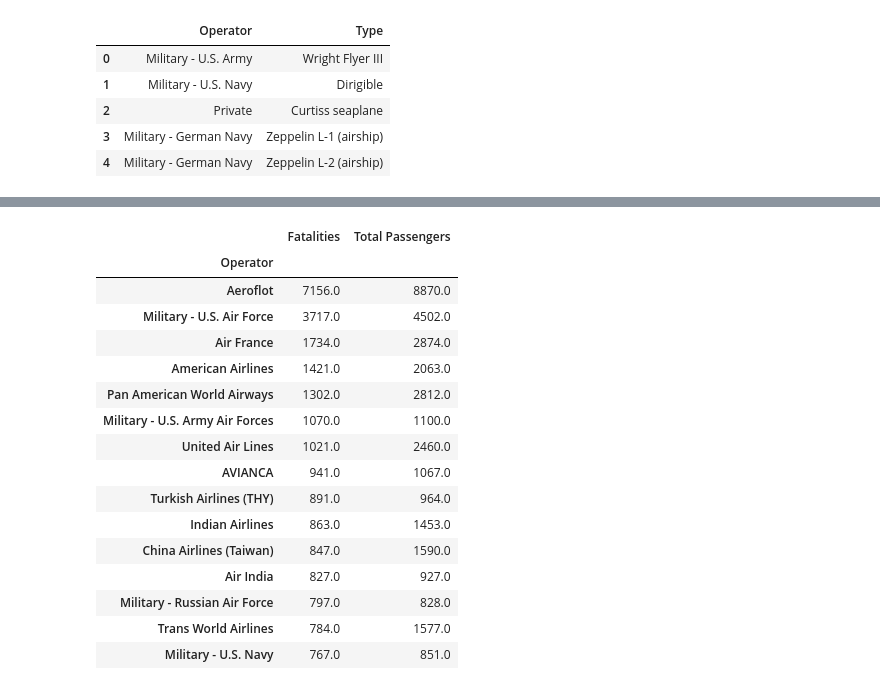
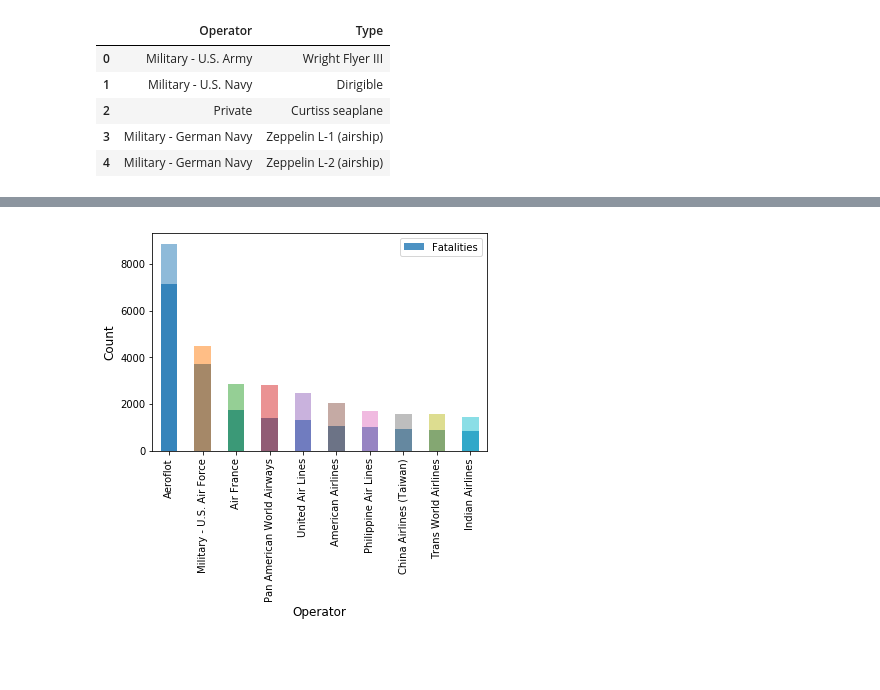
Before and after one commit to LauraJ3053/Project_01, a Jupyter notebook: Airplane_Crashes/Airplane_Crashes.ipynb, the cells around one changed output, grey strips where cells are left out. Saved outputs shown, nothing was run; the diff lists cells and outputs as text; code cells hidden in the pictures; blank space fills up the shorter version.

```diff
--- a/Airplane_Crashes/Airplane_Crashes.ipynb
+++ b/Airplane_Crashes/Airplane_Crashes.ipynb
@@ -110,3 +285,5 @@ df2.head(15)
 # %%
-fatalities_count = df2.groupby(["Operator"])['Fatalities'].sum()
-fatalities_count.sort_values(ascending=False).head(15)
+fatal_by_Op = updated_df2.groupby('Operator')[['Fatalities']].sum()
+fatal_by_Op = fatal_by_Op.rename(columns={"Operator": "Fatalities"})
+fatal_by_Op = fatal_by_Op.sort_values(by='Fatalities', ascending=False)
+fatal_by_OpTOP = fatal_by_Op.head(10)
@@ -166,20 +290,10 @@ updated_df2.head()
-# %%
-updated_df2.sort_values(by='Fatalities', ascending=False).head(15)
-# %% [output]
-|  | Fatalities | Total Passengers |
-| Operator |  |  |
-| Aeroflot | 7156.0 | 8870.0 |
-| Military - U.S. Air Force | 3717.0 | 4502.0 |
-| Air France | 1734.0 | 2874.0 |
-| American Airlines | 1421.0 | 2063.0 |
-| Pan American World Airways | 1302.0 | 2812.0 |
-| Military - U.S. Army Air Forces | 1070.0 | 1100.0 |
-| United Air Lines | 1021.0 | 2460.0 |
-| AVIANCA | 941.0 | 1067.0 |
-| Turkish Airlines (THY) | 891.0 | 964.0 |
-| Indian Airlines | 863.0 | 1453.0 |
-| China Airlines (Taiwan) | 847.0 | 1590.0 |
-| Air India | 827.0 | 927.0 |
-| Military - Russian Air Force | 797.0 | 828.0 |
-| Trans World Airlines | 784.0 | 1577.0 |
-| Military - U.S. Navy | 767.0 | 851.0 |
+# %%
+# Creating bar chart to reflect fatalities and total passengers for the Top 10 Operators
+
+fatal_chart= fatal_by_Op.sort_values(by='Fatalities', ascending=False)[:10].plot(kind='bar', alpha=0.8)
+type_chart=totals_count.sort_values( ascending=False)[:10].plot(kind='bar', alpha=0.5)
+fatal_chart.set_xlabel("Operator", fontsize=12)
+fatal_chart.set_ylabel("Count", fontsize=12)
+plt.show()
+# %% [output]
+[figure, added]
```
Also changed, not shown: parts of 29 cells of this notebook, 1 other file.
